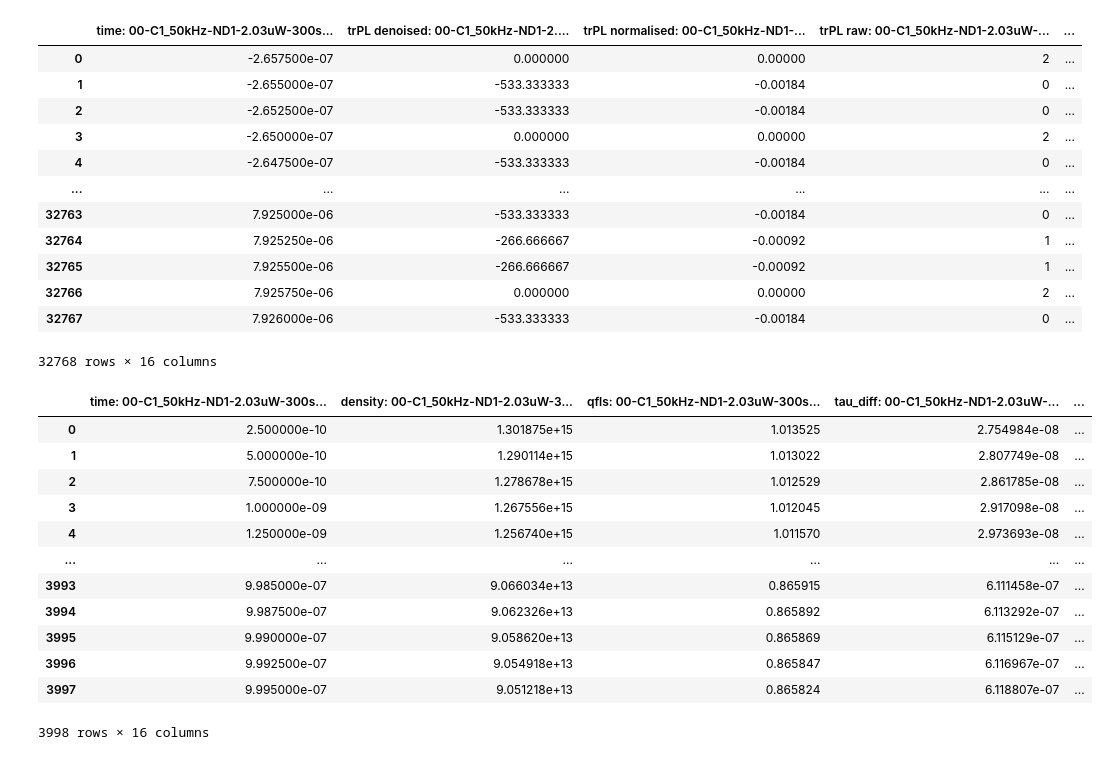
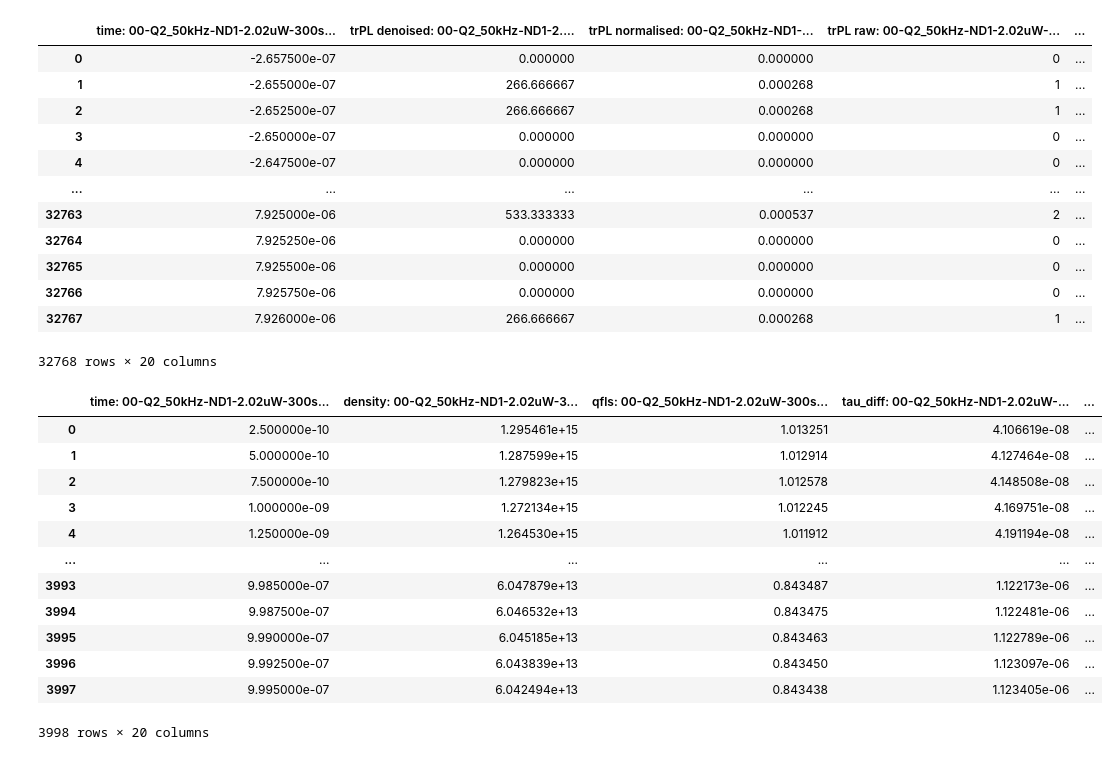
Before and after one commit to MimaxSimm/trPL_Analysis, a Jupyter notebook: TRPL_Template.ipynb, the cells around one changed output. Cells and saved outputs as stored; diff of their text form; code cells hidden in the pictures.

```diff
--- a/TRPL_Template.ipynb
+++ b/TRPL_Template.ipynb
@@ -12,7 +12,7 @@ from importlib import reload
 # %%
 # Encapsulation seems to hold, if done PROPERLY
 
-trPLs = trPL_importClass.trPL_measurement_series(r"/home/qrb/Documents/DataOthers/20250820-Shengnan", BG = 1.42, thickness = 400e-9, TRPL_denoise = True, mode = "HySprint", retime = True, importPL=True)
+trPLs = trPL_importClass.trPL_measurement_series(r"./Data/250721", BG = 1.42, thickness = 400e-9, TRPL_denoise = True, mode = "HySprint", retime = True, importPL=True)
 trPLs.TRPLs_files
 # %% [output]
 Lambda Laser set to: 7.050000e-07
@@ -28,7 +37,7 @@ BG, Nc and Nv set to:1.42 2e+18 2e+18
 # %%
 # Encapsulation seems to hold, if done PROPERLY
 
-trPLs2 = trPL_importClass.trPL_measurement_series(r"/home/qrb/Documents/DataOthers/20250721-ChiaraShengnan-Tinbased/Shengnan/Selected", BG = 1.42, thickness = 400e-9, TRPL_denoise = True, mode = "HySprint", retime = True, importPL=True)
+trPLs2 = trPL_importClass.trPL_measurement_series(r"./Data/250820", BG = 1.42, thickness = 400e-9, TRPL_denoise = True, mode = "HySprint", retime = True, importPL=True)
 trPLs2.TRPLs_files
 # %% [output]
 Lambda Laser set to: 7.050000e-07
@@ -44,6 +56,6 @@ BG, Nc and Nv set to:1.42 2e+18 2e+18
 # %%
 #Plot series
-fig, ax = plt.subplots(1,2, figsize = (15,10))
+fig, ax = plt.subplots(1,2, figsize = (20,10))
 idx_start = 3501
 palette = ['#023047', '#126782', '#219EBC', '#8ECAE6', '#FFB703', '#FD9E02', '#FB8500', '#023047', '#126782', '#126782']
 
@@ -51,16 +63,17 @@ legend = ["10us", "100us", "1ms", "3ms", "10us"]
 
 BG = []
 selection = [2,0,3,1]
-for i, (sPL) in enumerate(selection):
-    ax[0].scatter(1e6*(trPLs.TRPLs_ts[:,i]), trPLs.TRPLs_subsMean[:,i], color = palette[i], label = trPLs.TRPLs_files[i][:6], alpha = 1)
-    ax[1].scatter(1e6*(trPLs2.TRPLs_ts[:,sPL]), trPLs2.TRPLs_subsMean[:,sPL], color = palette[i], label = trPLs2.TRPLs_files[sPL][:6], alpha = 1)
+for i, (sPL) in enumerate(range(7)):
+    if(i<5):
+        ax[0].scatter(1e6*(trPLs.TRPLs_ts[:,i]), trPLs.TRPLs_subsMean[:,i], color = palette[i], label = trPLs.TRPL_sample[sPL], alpha = 1)
+    ax[1].scatter(1e6*(trPLs2.TRPLs_ts[:,sPL]), trPLs2.TRPLs_subsMean[:,sPL], color = palette[i], label = trPLs2.TRPL_sample[sPL], alpha = 1)
 
 ax[0].set_title('TRPL Measurements 2 (20/08)', fontsize=25)
 ax[1].set_title('TRPL Measurements 1 (10/07)', fontsize=25)
 
 
 for a in ax:
-    a.set_xlim([-0.1,1])
+    a.set_xlim([-0.1,2])
     #a.set_ylim([1, 1e7])
     a.set_yscale("log")
     a.set_xscale("linear")
@@ -79,4 +92,6 @@ for a in ax:
     a.spines["top"].set_linewidth(w_frame)
     a.spines["left"].set_linewidth(w_frame)
     a.spines["right"].set_linewidth(w_frame)
+
+fig.savefig("./trPLs-results.jpg")
 # %% [output]
@@ -83,0 +99,6 @@ for a in ax:
+# %%
+#Differential lifetimes
+l = [1000,7000,7000,2000,1000]
+n_exp = [8 for i in trPLs.n0s]
+
+times1, densities1, taudiffs1 = trPLs.fit_difflifetimes(n_exp=n_exp, l2=l)
@@ -114,32 +231,32 @@ Number of exponentials for fit used is = [8, 8, 8, 8]
 # %%
-trPLs.TRPL_savedata("./exampleSave.csv")
+trPLs.TRPL_savedata("./Data_trPLs2107.csv")
 # %% [output]
-|  | time: 00-C1_50kHz-ND1-2.03uW-300s... | trPL denoised: 00-C1_50kHz-ND1-2.... | trPL normalised: 00-C1_50kHz-ND1-... | trPL raw: 00-C1_50kHz-ND1-2.03uW-... | ... |
-| 0 | -2.657500e-07 | 0.000000 | 0.00000 | 2 | ... |
-| 1 | -2.655000e-07 | -533.333333 | -0.00184 | 0 | ... |
-| 2 | -2.652500e-07 | -533.333333 | -0.00184 | 0 | ... |
-| 3 | -2.650000e-07 | 0.000000 | 0.00000 | 2 | ... |
-| 4 | -2.647500e-07 | -533.333333 | -0.00184 | 0 | ... |
+|  | time: 00-Q2_50kHz-ND1-2.02uW-300s... | trPL denoised: 00-Q2_50kHz-ND1-2.... | trPL normalised: 00-Q2_50kHz-ND1-... | trPL raw: 00-Q2_50kHz-ND1-2.02uW-... | ... |
+| 0 | -2.657500e-07 | 0.000000 | 0.000000 | 0 | ... |
+| 1 | -2.655000e-07 | 266.666667 | 0.000268 | 1 | ... |
+| 2 | -2.652500e-07 | 266.666667 | 0.000268 | 1 | ... |
+| 3 | -2.650000e-07 | 0.000000 | 0.000000 | 0 | ... |
+| 4 | -2.647500e-07 | 0.000000 | 0.000000 | 0 | ... |
 | ... | ... | ... | ... | ... | ... |
-| 32763 | 7.925000e-06 | -533.333333 | -0.00184 | 0 | ... |
-| 32764 | 7.925250e-06 | -266.666667 | -0.00092 | 1 | ... |
-| 32765 | 7.925500e-06 | -266.666667 | -0.00092 | 1 | ... |
-| 32766 | 7.925750e-06 | 0.000000 | 0.00000 | 2 | ... |
-| 32767 | 7.926000e-06 | -533.333333 | -0.00184 | 0 | ... |
+| 32763 | 7.925000e-06 | 533.333333 | 0.000537 | 2 | ... |
+| 32764 | 7.925250e-06 | 0.000000 | 0.000000 | 0 | ... |
+| 32765 | 7.925500e-06 | 0.000000 | 0.000000 | 0 | ... |
+| 32766 | 7.925750e-06 | 0.000000 | 0.000000 | 0 | ... |
+| 32767 | 7.926000e-06 | 266.666667 | 0.000268 | 1 | ... |
-32768 rows × 16 columns
+32768 rows × 20 columns
 # %%
-trPLs.diff_savedata("./taudiff_8exponenents.csv")
+trPLs.diff_savedata("./TauDiff_8exponents_trPLs2107.csv")
 # %% [output]
-|  | time: 00-C1_50kHz-ND1-2.03uW-300s... | density: 00-C1_50kHz-ND1-2.03uW-3... | qfls: 00-C1_50kHz-ND1-2.03uW-300s... | tau_diff: 00-C1_50kHz-ND1-2.03uW-... | ... |
-| 0 | 2.500000e-10 | 1.301875e+15 | 1.013525 | 2.754984e-08 | ... |
-| 1 | 5.000000e-10 | 1.290114e+15 | 1.013022 | 2.807749e-08 | ... |
-| 2 | 7.500000e-10 | 1.278678e+15 | 1.012529 | 2.861785e-08 | ... |
-| 3 | 1.000000e-09 | 1.267556e+15 | 1.012045 | 2.917098e-08 | ... |
-| 4 | 1.250000e-09 | 1.256740e+15 | 1.011570 | 2.973693e-08 | ... |
+|  | time: 00-Q2_50kHz-ND1-2.02uW-300s... | density: 00-Q2_50kHz-ND1-2.02uW-3... | qfls: 00-Q2_50kHz-ND1-2.02uW-300s... | tau_diff: 00-Q2_50kHz-ND1-2.02uW-... | ... |
+| 0 | 2.500000e-10 | 1.295461e+15 | 1.013251 | 4.106619e-08 | ... |
+| 1 | 5.000000e-10 | 1.287599e+15 | 1.012914 | 4.127464e-08 | ... |
+| 2 | 7.500000e-10 | 1.279823e+15 | 1.012578 | 4.148508e-08 | ... |
+| 3 | 1.000000e-09 | 1.272134e+15 | 1.012245 | 4.169751e-08 | ... |
+| 4 | 1.250000e-09 | 1.264530e+15 | 1.011912 | 4.191194e-08 | ... |
 | ... | ... | ... | ... | ... | ... |
-| 3993 | 9.985000e-07 | 9.066034e+13 | 0.865915 | 6.111458e-07 | ... |
-| 3994 | 9.987500e-07 | 9.062326e+13 | 0.865892 | 6.113292e-07 | ... |
-| 3995 | 9.990000e-07 | 9.058620e+13 | 0.865869 | 6.115129e-07 | ... |
-| 3996 | 9.992500e-07 | 9.054918e+13 | 0.865847 | 6.116967e-07 | ... |
-| 3997 | 9.995000e-07 | 9.051218e+13 | 0.865824 | 6.118807e-07 | ... |
+| 3993 | 9.985000e-07 | 6.047879e+13 | 0.843487 | 1.122173e-06 | ... |
+| 3994 | 9.987500e-07 | 6.046532e+13 | 0.843475 | 1.122481e-06 | ... |
+| 3995 | 9.990000e-07 | 6.045185e+13 | 0.843463 | 1.122789e-06 | ... |
+| 3996 | 9.992500e-07 | 6.043839e+13 | 0.843450 | 1.123097e-06 | ... |
+| 3997 | 9.995000e-07 | 6.042494e+13 | 0.843438 | 1.123405e-06 | ... |
-3998 rows × 16 columns
+3998 rows × 20 columns
```
Also changed, not shown: parts of 11 cells of this notebook.
